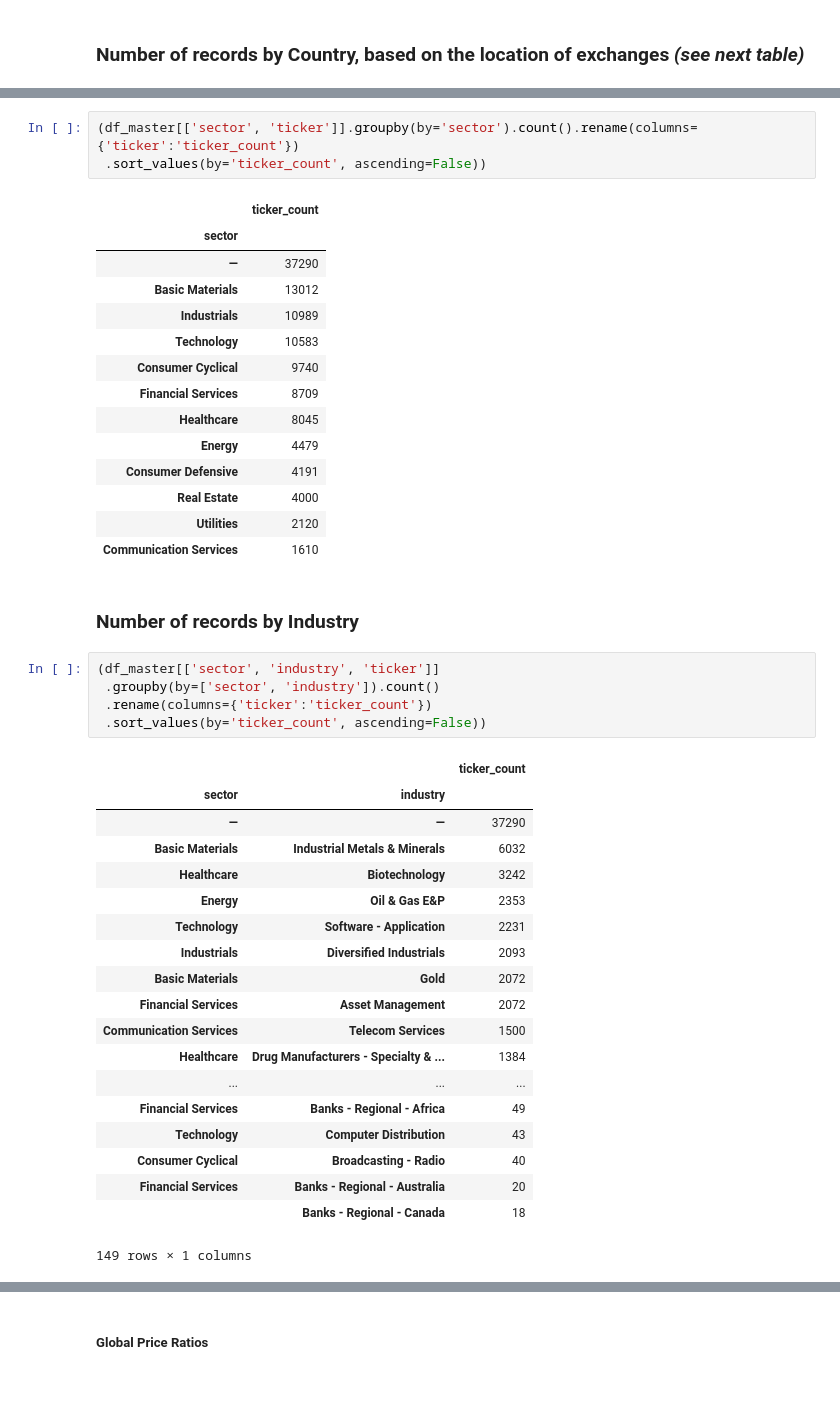
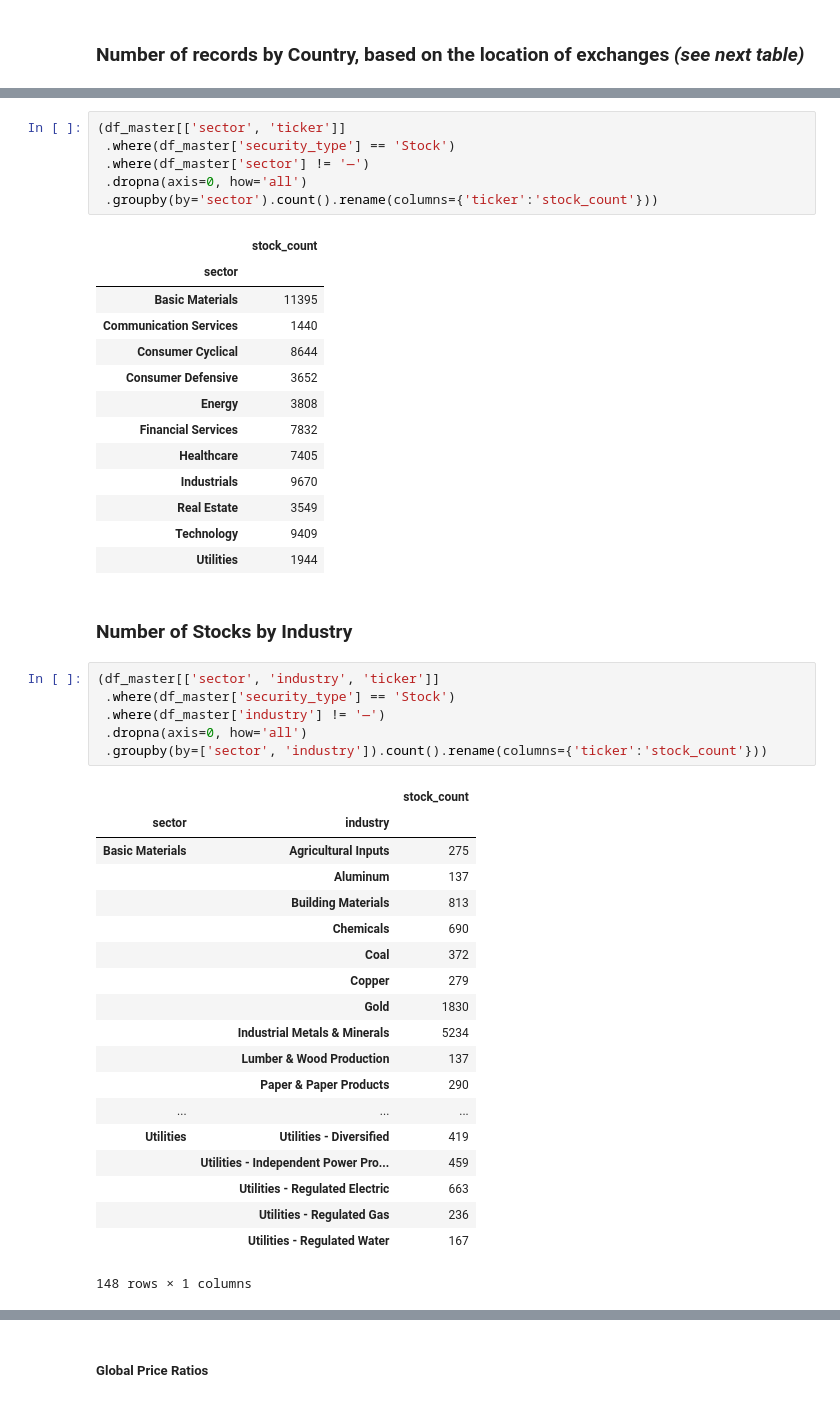
Before and after one commit to caiobran/mstables, a Jupyter notebook: data_overview.ipynb, the cells around one changed output, grey strips where cells are left out. Saved outputs shown, nothing was run; the diff lists cells and outputs as text.

```diff
--- a/data_overview.ipynb
+++ b/data_overview.ipynb
@@ -183,45 +364,48 @@ us_exchanges = (df_master[cols] # Select relevant columns
 # %%
-(df_master[['sector', 'ticker']].groupby(by='sector').count().rename(columns={'ticker':'ticker_count'})
- .sort_values(by='ticker_count', ascending=False))
+(df_master[['sector', 'ticker']]
+ .where(df_master['security_type'] == 'Stock')
+ .where(df_master['sector'] != '—')
+ .dropna(axis=0, how='all')
+ .groupby(by='sector').count().rename(columns={'ticker':'stock_count'}))
 # %% [output]
-|  | ticker_count |
+|  | stock_count |
 | sector |  |
-| — | 37290 |
-| Basic Materials | 13012 |
-| Industrials | 10989 |
-| Technology | 10583 |
-| Consumer Cyclical | 9740 |
-| Financial Services | 8709 |
-| Healthcare | 8045 |
-| Energy | 4479 |
-| Consumer Defensive | 4191 |
-| Real Estate | 4000 |
-| Utilities | 2120 |
-| Communication Services | 1610 |
+| Basic Materials | 11395 |
+| Communication Services | 1440 |
+| Consumer Cyclical | 8644 |
+| Consumer Defensive | 3652 |
+| Energy | 3808 |
+| Financial Services | 7832 |
+| Healthcare | 7405 |
+| Industrials | 9670 |
+| Real Estate | 3549 |
+| Technology | 9409 |
+| Utilities | 1944 |
 # %% [markdown]
-### Number of records by Industry
+### Number of Stocks by Industry
 # %%
 (df_master[['sector', 'industry', 'ticker']]
- .groupby(by=['sector', 'industry']).count()
- .rename(columns={'ticker':'ticker_count'})
- .sort_values(by='ticker_count', ascending=False))
+ .where(df_master['security_type'] == 'Stock')
+ .where(df_master['industry'] != '—')
+ .dropna(axis=0, how='all')
+ .groupby(by=['sector', 'industry']).count().rename(columns={'ticker':'stock_count'}))
 # %% [output]
-|  |  | ticker_count |
+|  |  | stock_count |
 | sector | industry |  |
-| — | — | 37290 |
-| Basic Materials | Industrial Metals & Minerals | 6032 |
-| Healthcare | Biotechnology | 3242 |
-| Energy | Oil & Gas E&P | 2353 |
-| Technology | Software - Application | 2231 |
-| Industrials | Diversified Industrials | 2093 |
-| Basic Materials | Gold | 2072 |
-| Financial Services | Asset Management | 2072 |
-| Communication Services | Telecom Services | 1500 |
-| Healthcare | Drug Manufacturers - Specialty & ... | 1384 |
+| Basic Materials | Agricultural Inputs | 275 |
+|  | Aluminum | 137 |
+|  | Building Materials | 813 |
+|  | Chemicals | 690 |
+|  | Coal | 372 |
+|  | Copper | 279 |
+|  | Gold | 1830 |
+|  | Industrial Metals & Minerals | 5234 |
+|  | Lumber & Wood Production | 137 |
+|  | Paper & Paper Products | 290 |
 | ... | ... | ... |
-| Financial Services | Banks - Regional - Africa | 49 |
-| Technology | Computer Distribution | 43 |
-| Consumer Cyclical | Broadcasting - Radio | 40 |
-| Financial Services | Banks - Regional - Australia | 20 |
-|  | Banks - Regional - Canada | 18 |
+| Utilities | Utilities - Diversified | 419 |
+|  | Utilities - Independent Power Pro... | 459 |
+|  | Utilities - Regulated Electric | 663 |
+|  | Utilities - Regulated Gas | 236 |
+|  | Utilities - Regulated Water | 167 |
-149 rows × 1 columns
+148 rows × 1 columns
```
Also changed, not shown: parts of 66 cells of this notebook, 5 other files.
